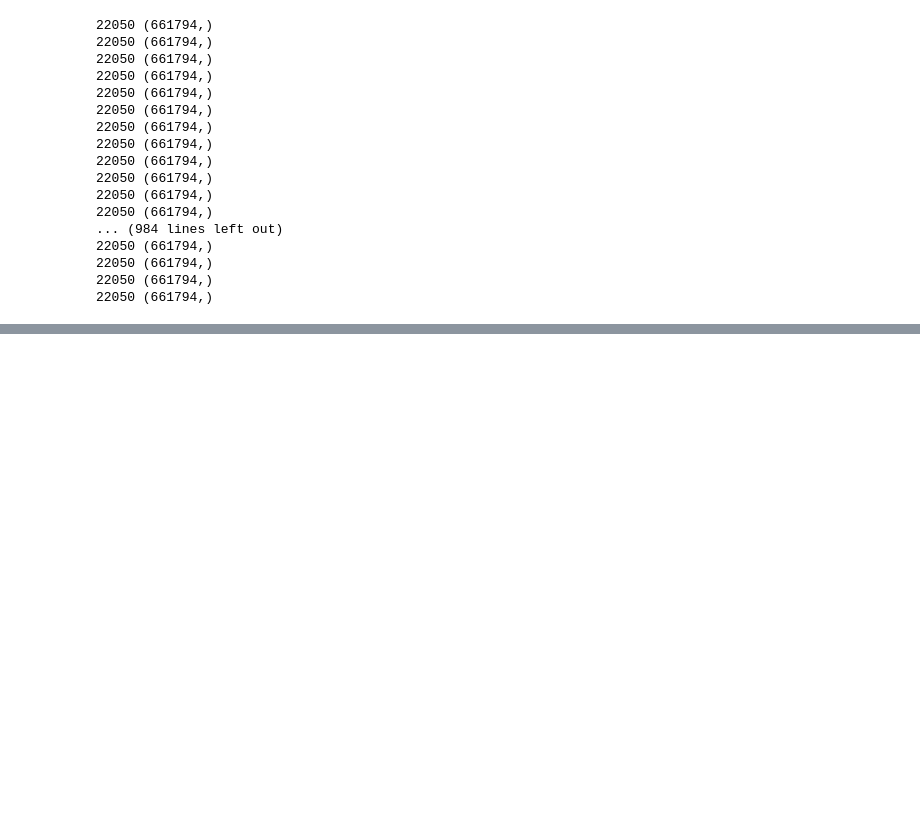
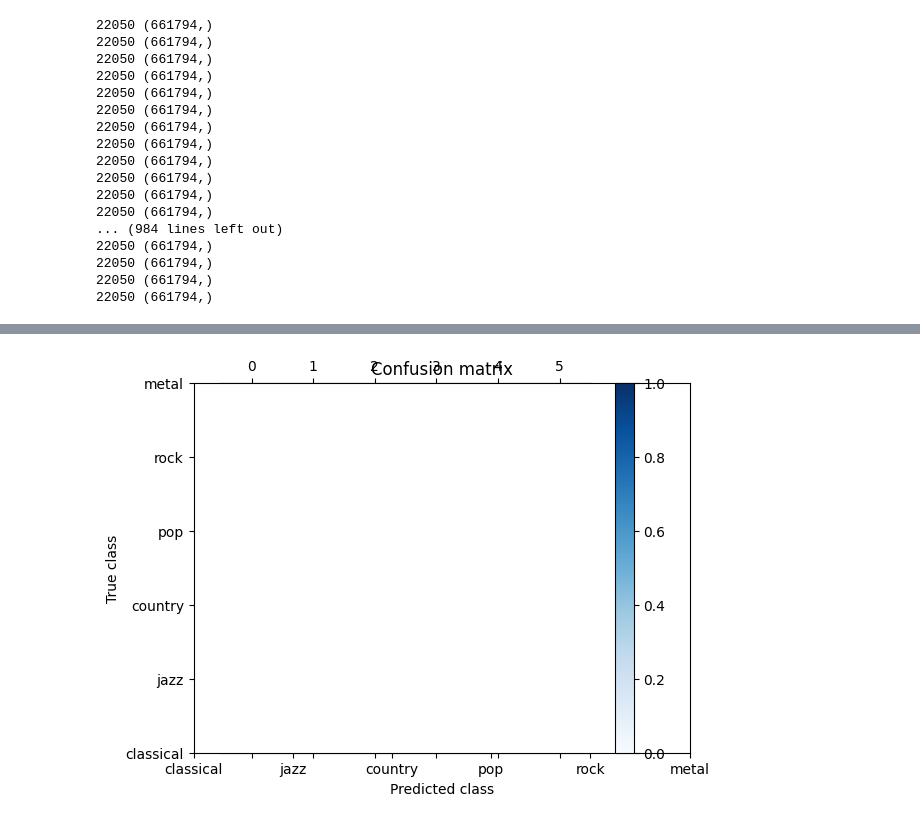
Before and after one commit to pswagner/MachineLearningProject, a Jupyter notebook: classifierProject.ipynb, the cells around one changed output, grey strips where cells are left out. Saved outputs shown, nothing was run; the diff lists cells and outputs as text; code cells hidden in the pictures; blank space fills up the shorter version.

Commit message:
fixing graph not showing error
data population buggy sometimes works working through

```diff
--- a/classifierProject.ipynb
+++ b/classifierProject.ipynb
@@ -122,19 +117,30 @@ NameError: name 'y' is not defined
 # %%
 from matplotlib import pylab
 
 def plot_confusion_matrix(cm, genre_list, name, title):
     pylab.clf()
     pylab.matshow(cm, fignum=False, cmap='Blues', vmin=0, vmax=1.0)
     ax = pylab.axes()
     ax.set_xticks(range(len(genre_list)))
     ax.set_xticklabels(genre_list)
     ax.xaxis.set_ticks_position("bottom")
     ax.set_yticks(range(len(genre_list)))
     ax.set_yticklabels(genre_list)
     pylab.title(title)
     pylab.colorbar()
     pylab.grid(False)
     pylab.xlabel('Predicted class')
     pylab.ylabel('True class')
     pylab.grid(False)
     pylab.show()
+
+    # Generate the confusion matrix
+cm = confusion_matrix(y_test, y_pred)
+
+# Normalize the confusion matrix
+cm = cm.astype('float') / cm.sum(axis=1)[:, np.newaxis]
+
+# Plot the confusion matrix
+plot_confusion_matrix(cm, genre_list, 'Confusion matrix', 'Confusion matrix')
+# %% [output]
+[figure, added]
```
Also changed, not shown: parts of 3 cells of this notebook.
